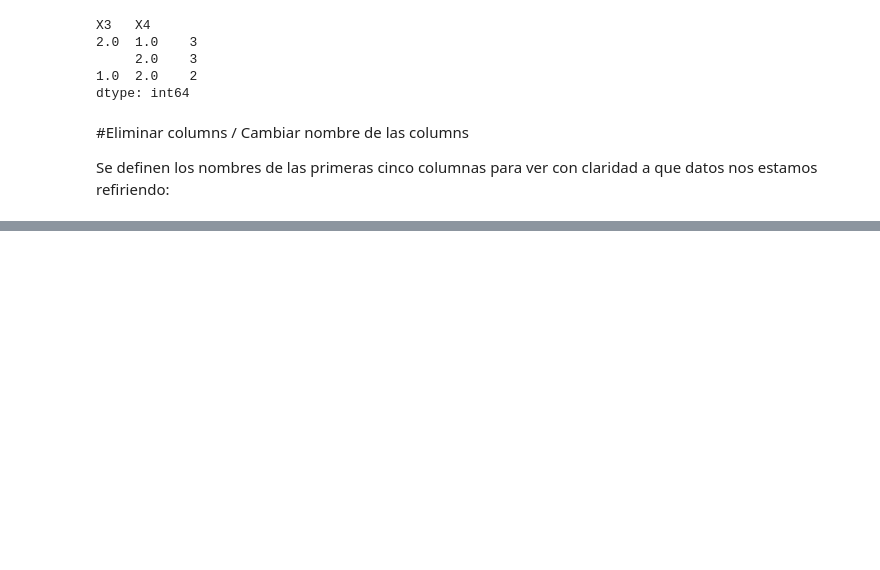
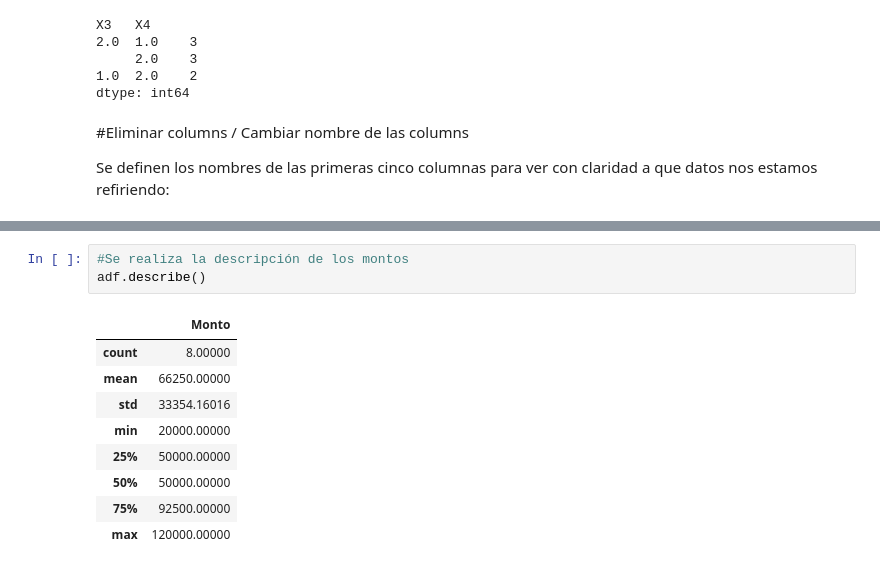
Before and after one commit to PosgradoMNA/actividades-del-projecto-equipo_98, a Jupyter notebook: Actividad3_Semana3.ipynb, the cells around one changed output, grey strips where cells are left out. Drawn from its saved outputs; the diff is of its cells as text; blank space fills up the shorter version.

```diff
--- a/Actividad3_Semana3.ipynb
+++ b/Actividad3_Semana3.ipynb
@@ -444,0 +485,13 @@ NameError: ignored
+# %%
+#Se realiza la descripción de los montos
+adf.describe()
+# %% [output]
+|  | Monto |
+| count | 8.00000 |
+| mean | 66250.00000 |
+| std | 33354.16016 |
+| min | 20000.00000 |
+| 25% | 50000.00000 |
+| 50% | 50000.00000 |
+| 75% | 92500.00000 |
+| max | 120000.00000 |
```
Also changed, not shown: parts of 7 cells of this notebook.
